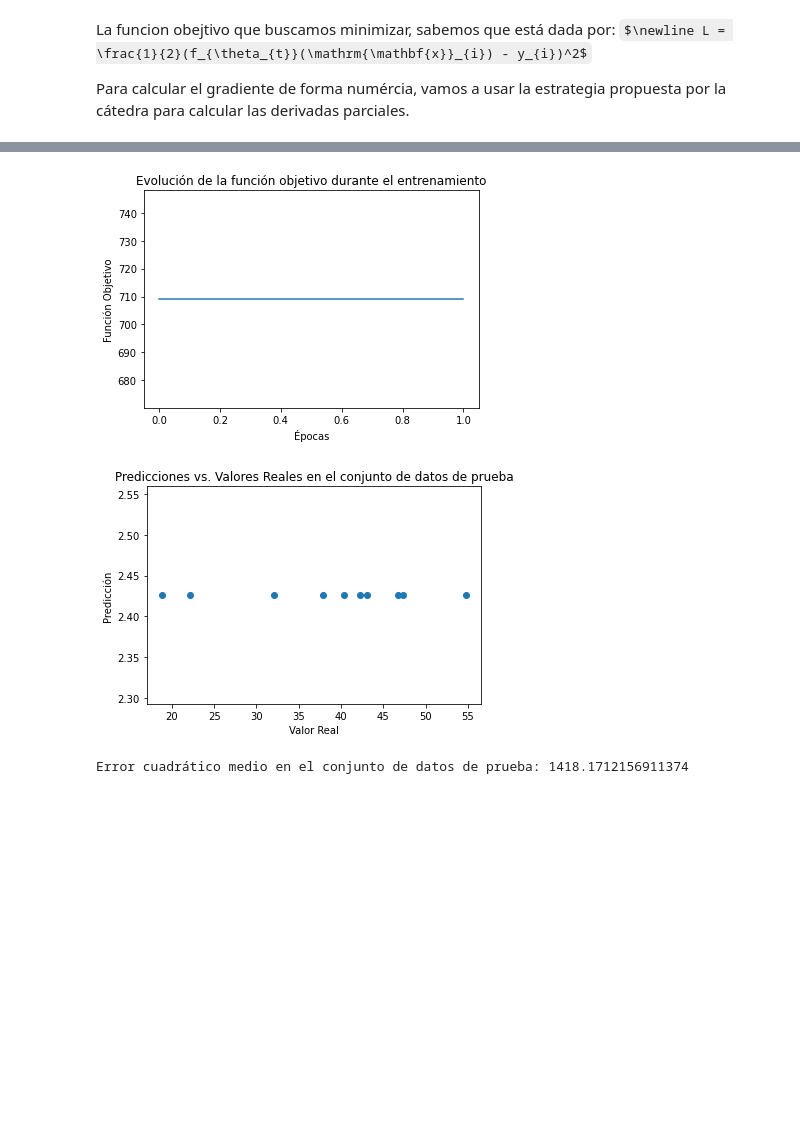
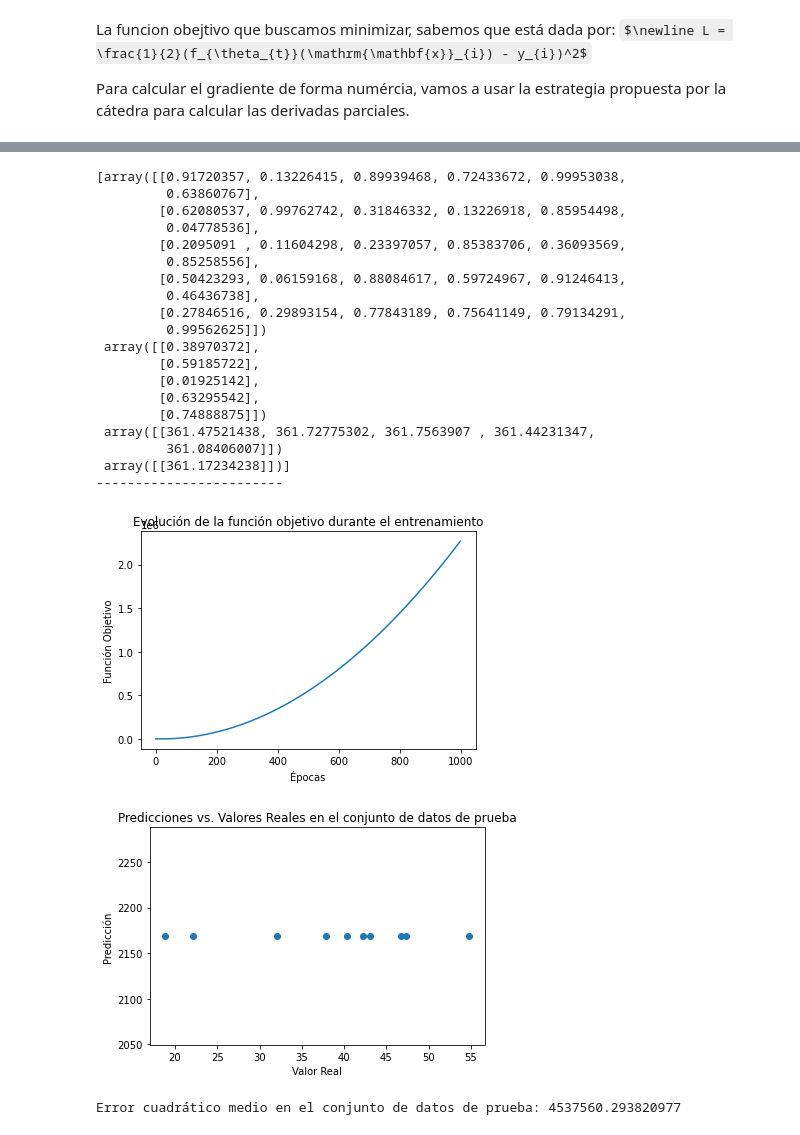
Before and after one commit to FFrusto/TP2_metodos, a Jupyter notebook: template.ipynb, the cells around one changed output, grey strips where cells are left out. Cells and saved outputs as stored; diff of their text form; code cells hidden in the pictures; some formulas as TeX source; blank space fills up the shorter version.

```diff
--- a/template.ipynb
+++ b/template.ipynb
@@ -64,7 +64,7 @@ $\newline L = \frac{1}{2}(f_{\theta_{t}}(\mathrm{\mathbf{x}}_{i}) - y_{i})^2$
 Para calcular el gradiente de forma numércia, vamos a usar la estrategia propuesta por la cátedra para calcular las derivadas parciales.
 # %%
 #Calculo del gradiente numerico
-
+import copy
 def funcion_objetivo(theta, x, y):
     loss = 0.5 * (forward(theta, x) - y)**2
     return loss.item()
@@ -76,8 +76,9 @@ def numerical_gradient(theta, x, y, epsilon):
     for i in range(len(theta)):
         for j in np.ndindex(theta[i].shape):
             # Crear copias independientes de theta_plus y theta_minus
-            theta_plus = np.array(np.copy(theta))
-            theta_minus = np.array(np.copy(theta))
+
+            theta_plus = copy.deepcopy(theta)
+            theta_minus = copy.deepcopy(theta)
 
             # Aumentar y disminuir un poco el parámetro actual para calcular el gradiente
             theta_plus[i][j] += epsilon
@@ -94,7 +95,7 @@ def numerical_gradient(theta, x, y, epsilon):
 # %%
 #funcion fit y loop de entrenamiento
 def fit(theta, x, y, learning_rate=0.001, epochs=1000):
-    theta_res = theta.copy()
+    theta_res = copy.deepcopy(theta)
     TOLERANCIA = 0.0001
     eps = 0.1
     loss_accum = []
@@ -107,11 +108,8 @@ def fit(theta, x, y, learning_rate=0.001, epochs=1000):
             # Obtener el vector x y la salida esperada y correspondientes
             x_i = x[i]
             y_i = y[i]
-            print(x_i, y_i)
             # Calcular el gradiente numérico para el ejemplo actual
             gradient = numerical_gradient(theta, x_i, y_i, eps)
-            print(np.array(gradient))
-            print("-------------------------------")
             # Actualizar los parámetros
             theta_res -= learning_rate * np.array(gradient)
 
@@ -163,7 +161,7 @@ plt.title('Evolución de la función objetivo durante el entrenamiento')
 plt.show()
 
 # Graficar el error cuadrático medio en el conjunto de datos de prueba
-plt.scatter(y, y_pred)
+plt.scatter(y, y_pred_array)
 plt.xlabel('Valor Real')
 plt.ylabel('Predicción')
 plt.title('Predicciones vs. Valores Reales en el conjunto de datos de prueba')
@@ -187,7 +186,26 @@ print(f'Error cuadrático medio en el conjunto de datos de prueba: {mse}')
         [0.74888875]])
  array([[0.43655777, 0.68909641, 0.71773409, 0.40365686, 0.04540345]])
  array([[0.13368576]])]
 ------------------------
+[array([[0.91720357, 0.13226415, 0.89939468, 0.72433672, 0.99953038,
+         0.63860767],
+        [0.62080537, 0.99762742, 0.31846332, 0.13226918, 0.85954498,
+         0.04778536],
+        [0.2095091 , 0.11604298, 0.23397057, 0.85383706, 0.36093569,
+         0.85258556],
+        [0.50423293, 0.06159168, 0.88084617, 0.59724967, 0.91246413,
+         0.46436738],
+        [0.27846516, 0.29893154, 0.77843189, 0.75641149, 0.79134291,
+         0.99562625]])
+ array([[0.38970372],
+        [0.59185722],
+        [0.01925142],
+        [0.63295542],
+        [0.74888875]])
+ array([[361.47521438, 361.72775302, 361.7563907 , 361.44231347,
+         361.08406007]])
+ array([[361.17234238]])]
+------------------------
-[figure, old version]
+[figure, new version]
-[figure, old version]
+[figure, new version]
-Error cuadrático medio en el conjunto de datos de prueba: 1418.1712156911374
+Error cuadrático medio en el conjunto de datos de prueba: 4537560.293820977
```
Also changed, not shown: parts of 1 cell of this notebook.
